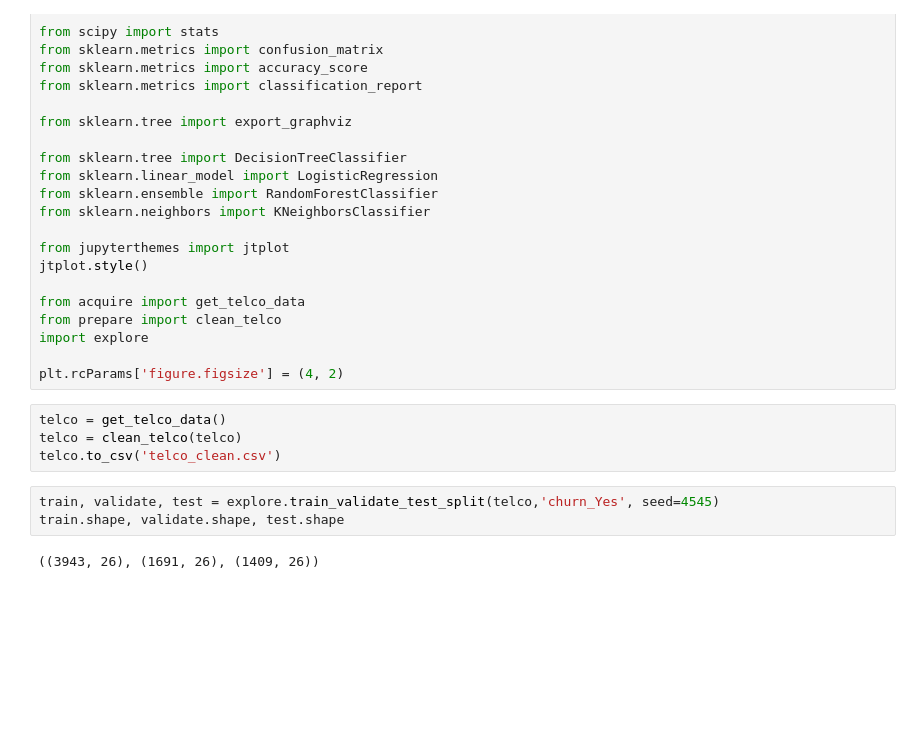
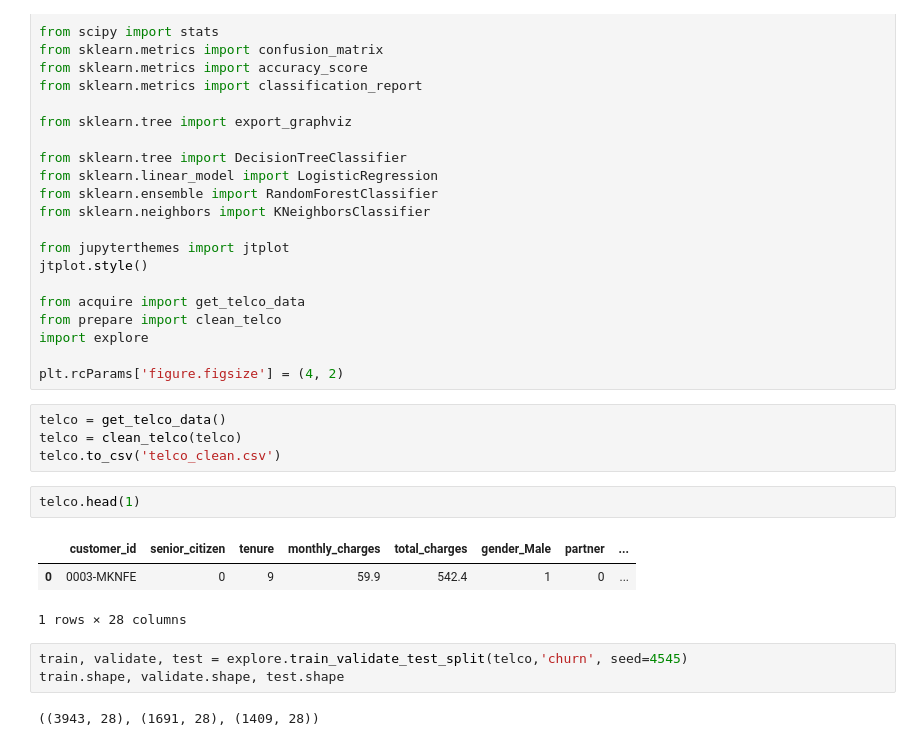
Before and after one commit to Ken-Alviola/Classification-Project, a Jupyter notebook: Classification_Project_Telco.ipynb, the cells around one changed output. Saved outputs shown, nothing was run; the diff lists cells and outputs as text; blank space fills up the shorter version.

```diff
--- a/Classification_Project_Telco.ipynb
+++ b/Classification_Project_Telco.ipynb
@@ -34,11 +34,17 @@ plt.rcParams['figure.figsize'] = (4, 2)
 telco = get_telco_data()
 telco = clean_telco(telco)
 telco.to_csv('telco_clean.csv')
+# %%
+telco.head(1)
+# %% [output]
+|  | customer_id | senior_citizen | tenure | monthly_charges | total_charges | gender_Male | partner | ... |
+| 0 | 0003-MKNFE | 0 | 9 | 59.9 | 542.4 | 1 | 0 | ... |
+1 rows × 28 columns
 # %%
-train, validate, test = explore.train_validate_test_split(telco,'churn_Yes', seed=4545)
+train, validate, test = explore.train_validate_test_split(telco,'churn', seed=4545)
 train.shape, validate.shape, test.shape
 # %% [output]
-((3943, 26), (1691, 26), (1409, 26))
+((3943, 28), (1691, 28), (1409, 28))
 # %%
 train.info()
 # %% [output]
```
Also changed, not shown: parts of 10 cells of this notebook, 1 other file.
